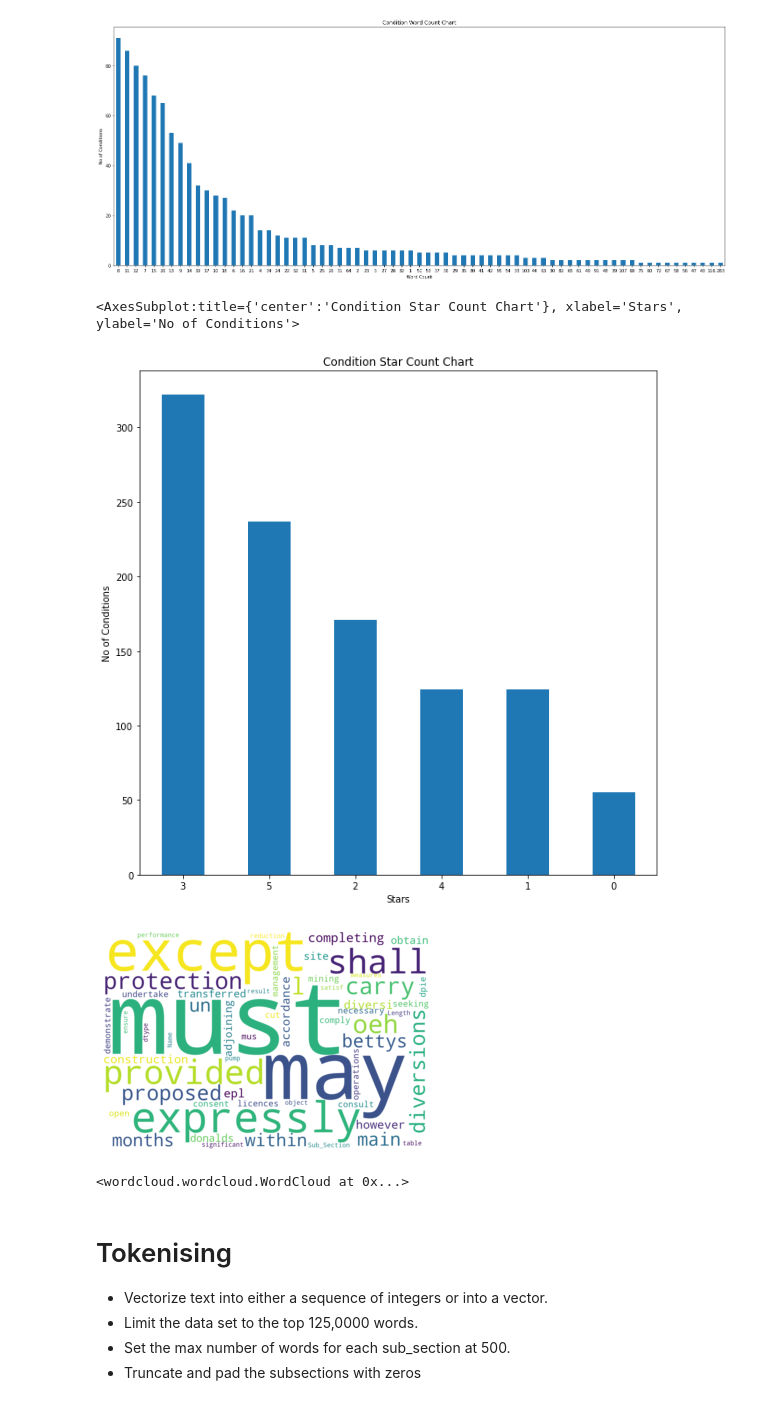
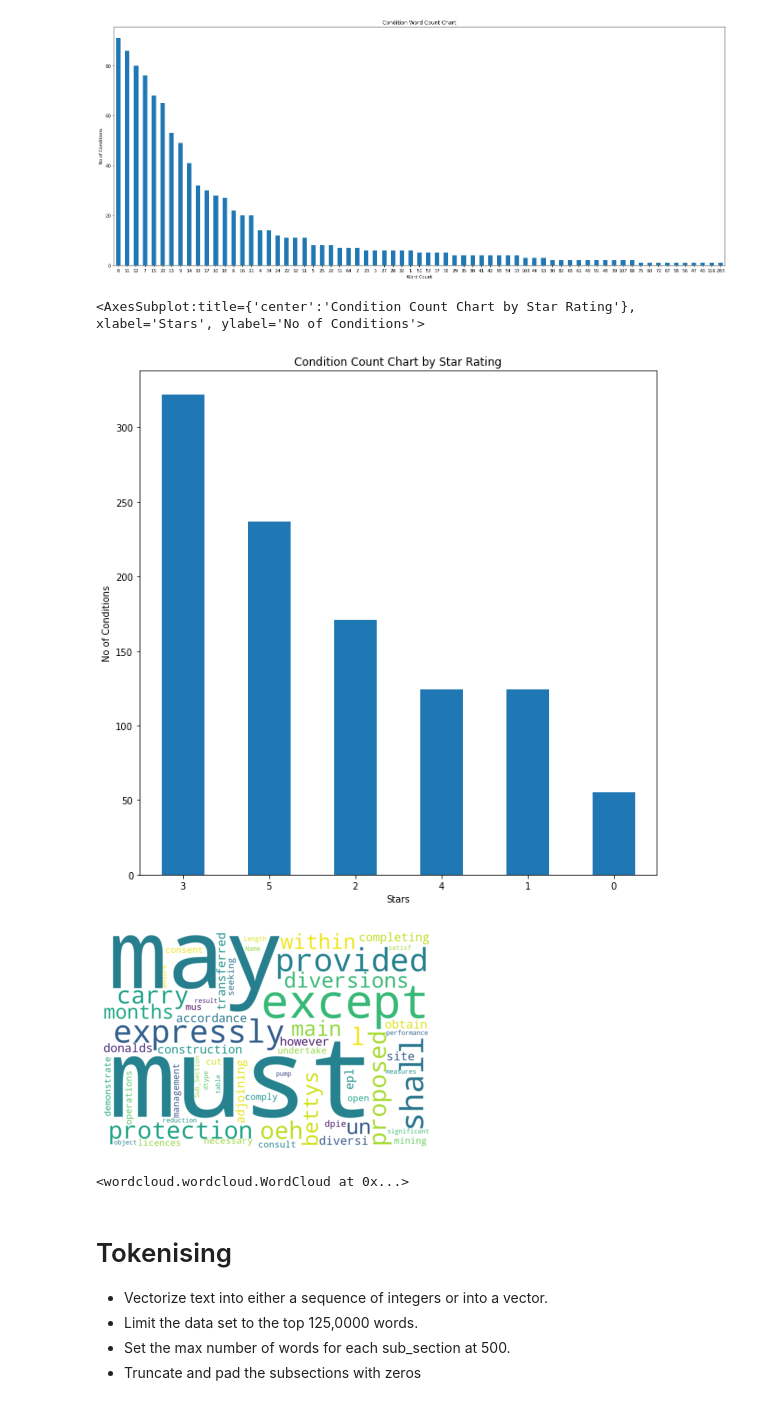
Before and after one commit to wpl123/enforceability_classifier, a Jupyter notebook: model/enforceability_model.ipynb, the cells around one changed output. Cells and saved outputs as stored; diff of their text form; code cells hidden in the pictures.

```diff
--- a/model/enforceability_model.ipynb
+++ b/model/enforceability_model.ipynb
@@ -253,22 +287,22 @@ df_word[0].value_counts().plot.bar(rot=0,title='Condition Word Count Chart',xlab
 <AxesSubplot:title={'center':'Condition Word Count Chart'}, xlabel='Word Count', ylabel='No of Conditions'>
 [figure]
 # %%
-df['Stars'].value_counts().plot.bar(rot=0,title='Condition Star Count Chart',xlabel='Stars',ylabel='No of Conditions',figsize=(10,10))
+df['Stars'].value_counts().plot.bar(rot=0,title='Condition Count Chart by Star Rating',xlabel='Stars',ylabel='No of Conditions',figsize=(10,10))
 #df.Stars.value_counts().plot.hist(bins=5,title='Condition Star Count Chart',xlabel='Stars',ylabel='No of Conditions',figsize=(10,10))
 # %% [output]
-<AxesSubplot:title={'center':'Condition Star Count Chart'}, xlabel='Stars', ylabel='No of Conditions'>
+<AxesSubplot:title={'center':'Condition Count Chart by Star Rating'}, xlabel='Stars', ylabel='No of Conditions'>
-[figure, old version]
+[figure, new version]
 # %%
 wordcloud = WordCloud(max_words=100, stopwords=STOPWORDS, background_color="white",width=1200,height=800).generate(str(df['Sub_Section']))
 # Display the generated image:
 plt.imshow(wordcloud, interpolation='bilinear', )
 plt.axis("off")
 plt.show()
 
 # Save the image in the img folder:
-wordcloud.to_file("wordcloud.png")
+wordcloud.to_file("wordcloud2.png")
 # %% [output]
-[figure, old version]
+[figure, new version]
 <wordcloud.wordcloud.WordCloud at 0x...>
 # %% [markdown]
 # Tokenising
```
Also changed, not shown: parts of 17 cells of this notebook, 11 other files.
